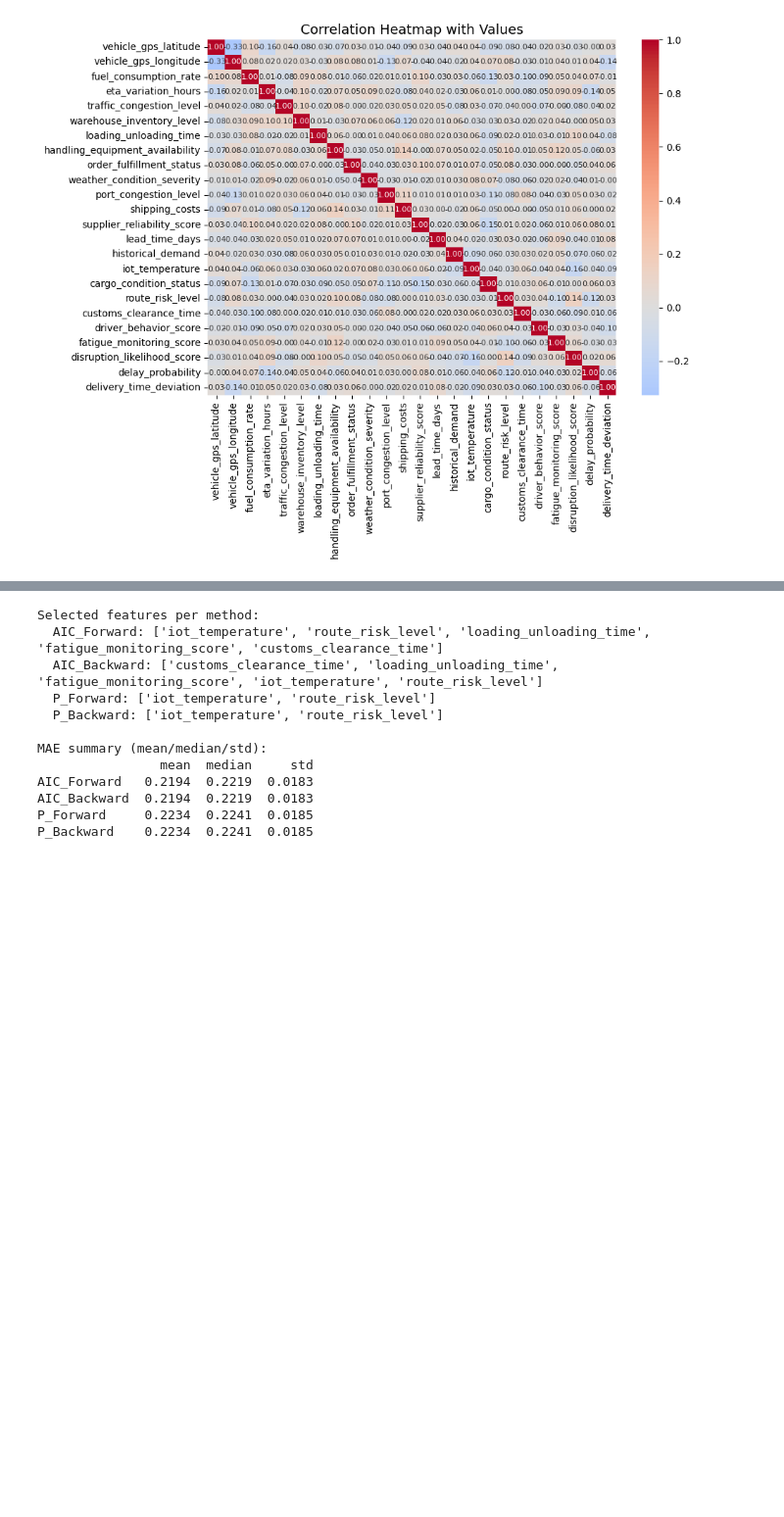
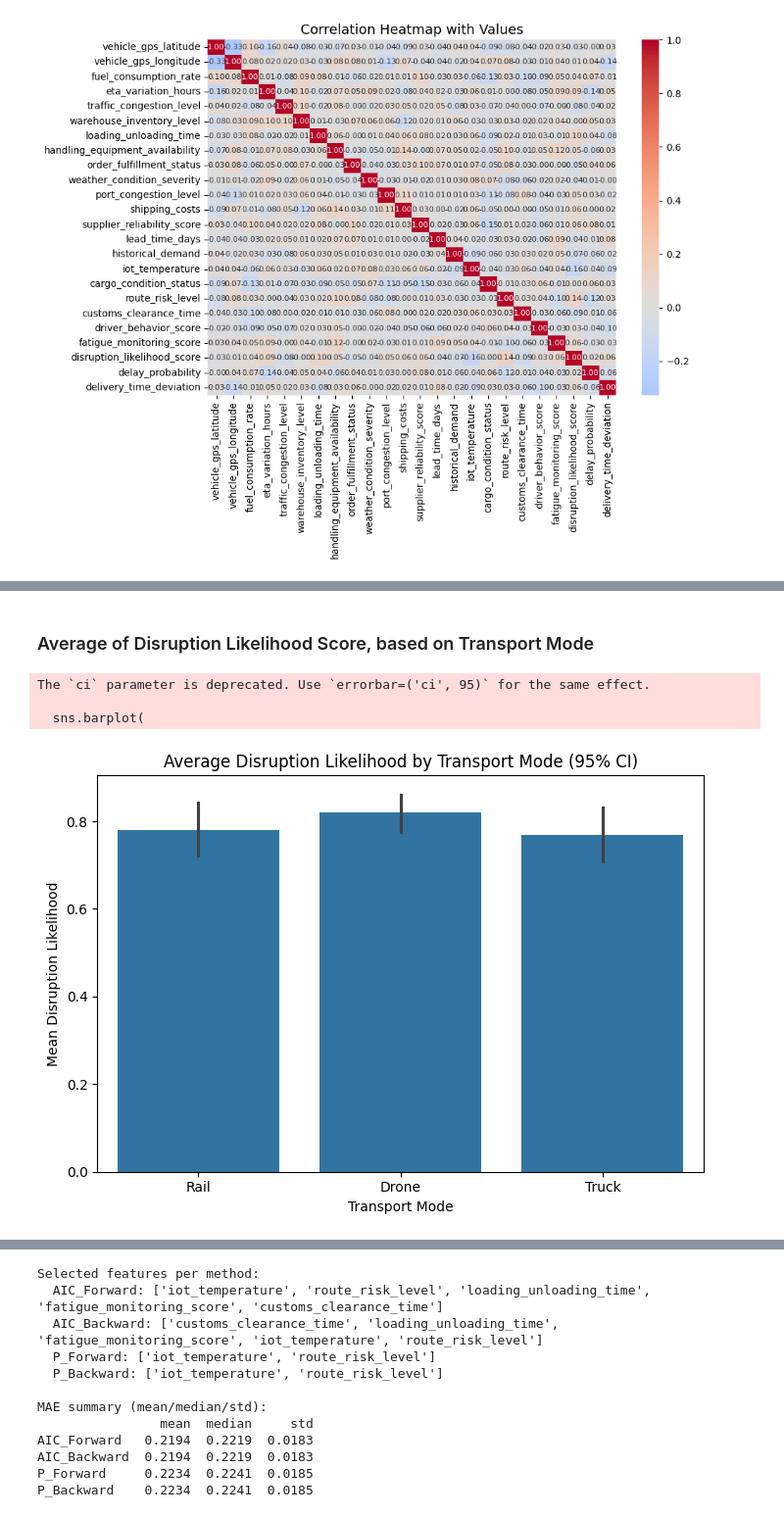
Before and after one commit to devilshadow04/datathon-25, a Jupyter notebook: modelling_southcali.ipynb, the cells around one changed output, grey strips where cells are left out. Shown at 98% size. Saved outputs shown, nothing was run; the diff lists cells and outputs as text; code cells hidden in the pictures; blank space fills up the shorter version.

```diff
--- a/modelling_southcali.ipynb
+++ b/modelling_southcali.ipynb
@@ -123,23 +126,3 @@ plt.title("Correlation heatmap")
 plt.show()
 # %% [output]
 [figure]
-# %%
-df = df.reset_index()
-daily = df.resample("D", on="timestamp").mean(numeric_only=True)
-
-kpis = [
-    "traffic_congestion_level", "port_congestion_level",
-    "weather_condition_severity", "delay_probability",
-    "delivery_time_deviation"
-]
-kpis = [c for c in kpis if c in daily.columns]
-# Make sure timestamp is parsed as datetime
-df["timestamp"] = pd.to_datetime(df["timestamp"], errors="coerce")
-
-# Set it as index
-df = df.set_index("timestamp")
-
-# Now resample by day
-daily = df.resample("D").mean(numeric_only=True)
-
-(daily.head())
@@ -399,0 +321,19 @@ m
+# %% [markdown]
+### Average of Disruption Likelihood Score, based on Transport Mode
+# %%
+plt.figure(figsize=(7,5))
+sns.barplot(
+    data=df,
+    x=df["transport_mode"].str.capitalize(),
+    y="disruption_likelihood_score",
+    ci=95
+)
+plt.ylabel("Mean Disruption Likelihood")
+plt.xlabel("Transport Mode")
+plt.title("Average Disruption Likelihood by Transport Mode (95% CI)")
+plt.tight_layout(); plt.show()
+# %% [output]
+The `ci` parameter is deprecated. Use `errorbar=('ci', 95)` for the same effect.
+
+  sns.barplot(
+[figure, added]
```
Also changed, not shown: parts of 48 cells of this notebook.
